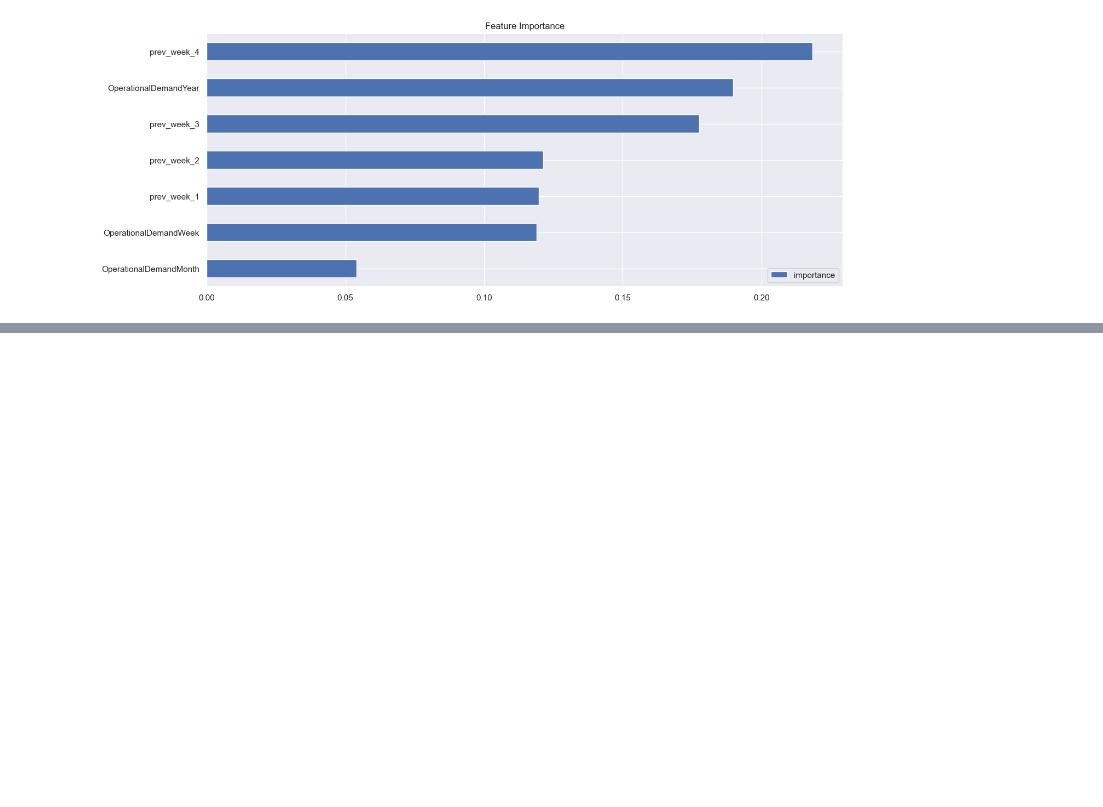
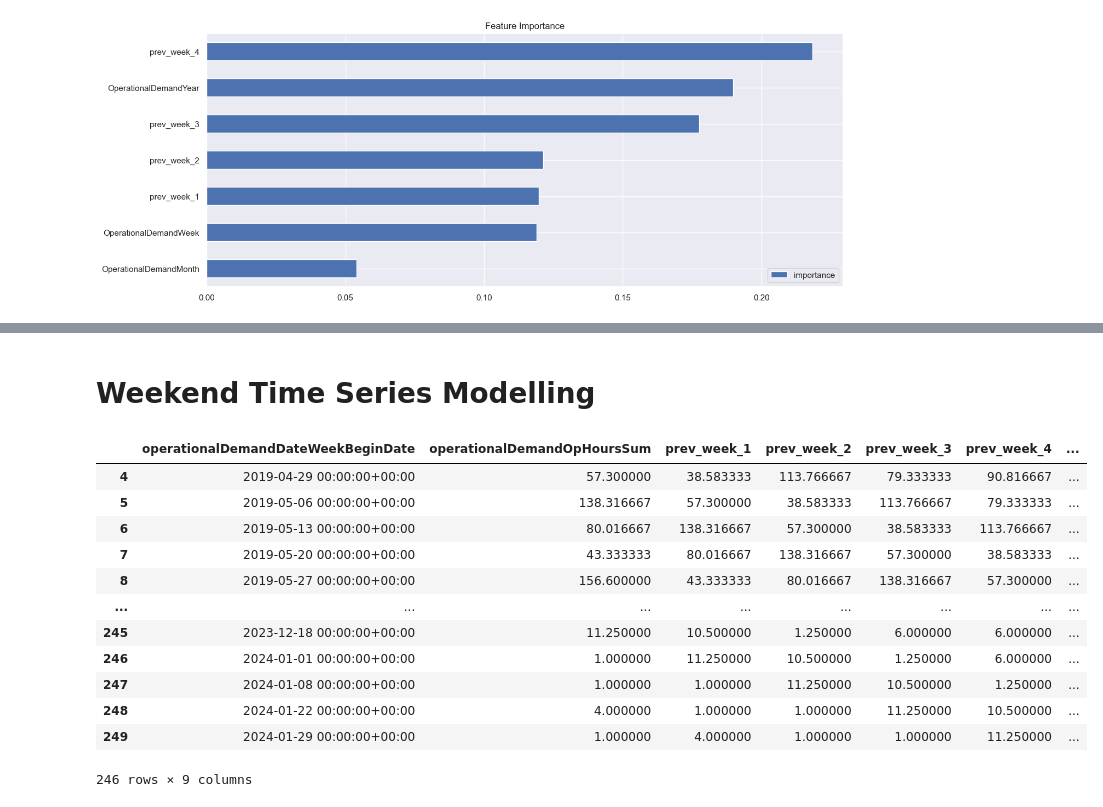
Before and after one commit to kartbart/AI-ML-Portfolio-3, a Jupyter notebook: Software Portfolio 3.ipynb, the cells around one changed output, grey strips where cells are left out. Saved outputs shown, nothing was run; the diff lists cells and outputs as text; code cells hidden in the pictures; blank space fills up the shorter version.

```diff
--- a/Software Portfolio 3.ipynb
+++ b/Software Portfolio 3.ipynb
@@ -512,0 +546,18 @@ feature_importance.sort_values('importance').plot(kind= 'barh',title = "Feature
+# %% [markdown]
+# Weekend Time Series Modelling
+# %%
+weekend_groupby
+# %% [output]
+|  | operationalDemandDateWeekBeginDate | operationalDemandOpHoursSum | prev_week_1 | prev_week_2 | prev_week_3 | prev_week_4 | ... |
+| 4 | 2019-04-29 00:00:00+00:00 | 57.300000 | 38.583333 | 113.766667 | 79.333333 | 90.816667 | ... |
+| 5 | 2019-05-06 00:00:00+00:00 | 138.316667 | 57.300000 | 38.583333 | 113.766667 | 79.333333 | ... |
+| 6 | 2019-05-13 00:00:00+00:00 | 80.016667 | 138.316667 | 57.300000 | 38.583333 | 113.766667 | ... |
+| 7 | 2019-05-20 00:00:00+00:00 | 43.333333 | 80.016667 | 138.316667 | 57.300000 | 38.583333 | ... |
+| 8 | 2019-05-27 00:00:00+00:00 | 156.600000 | 43.333333 | 80.016667 | 138.316667 | 57.300000 | ... |
+| ... | ... | ... | ... | ... | ... | ... | ... |
+| 245 | 2023-12-18 00:00:00+00:00 | 11.250000 | 10.500000 | 1.250000 | 6.000000 | 6.000000 | ... |
+| 246 | 2024-01-01 00:00:00+00:00 | 1.000000 | 11.250000 | 10.500000 | 1.250000 | 6.000000 | ... |
+| 247 | 2024-01-08 00:00:00+00:00 | 1.000000 | 1.000000 | 11.250000 | 10.500000 | 1.250000 | ... |
+| 248 | 2024-01-22 00:00:00+00:00 | 4.000000 | 1.000000 | 1.000000 | 11.250000 | 10.500000 | ... |
+| 249 | 2024-01-29 00:00:00+00:00 | 1.000000 | 4.000000 | 1.000000 | 1.000000 | 11.250000 | ... |
+246 rows × 9 columns
```
Also changed, not shown: parts of 24 cells of this notebook.
